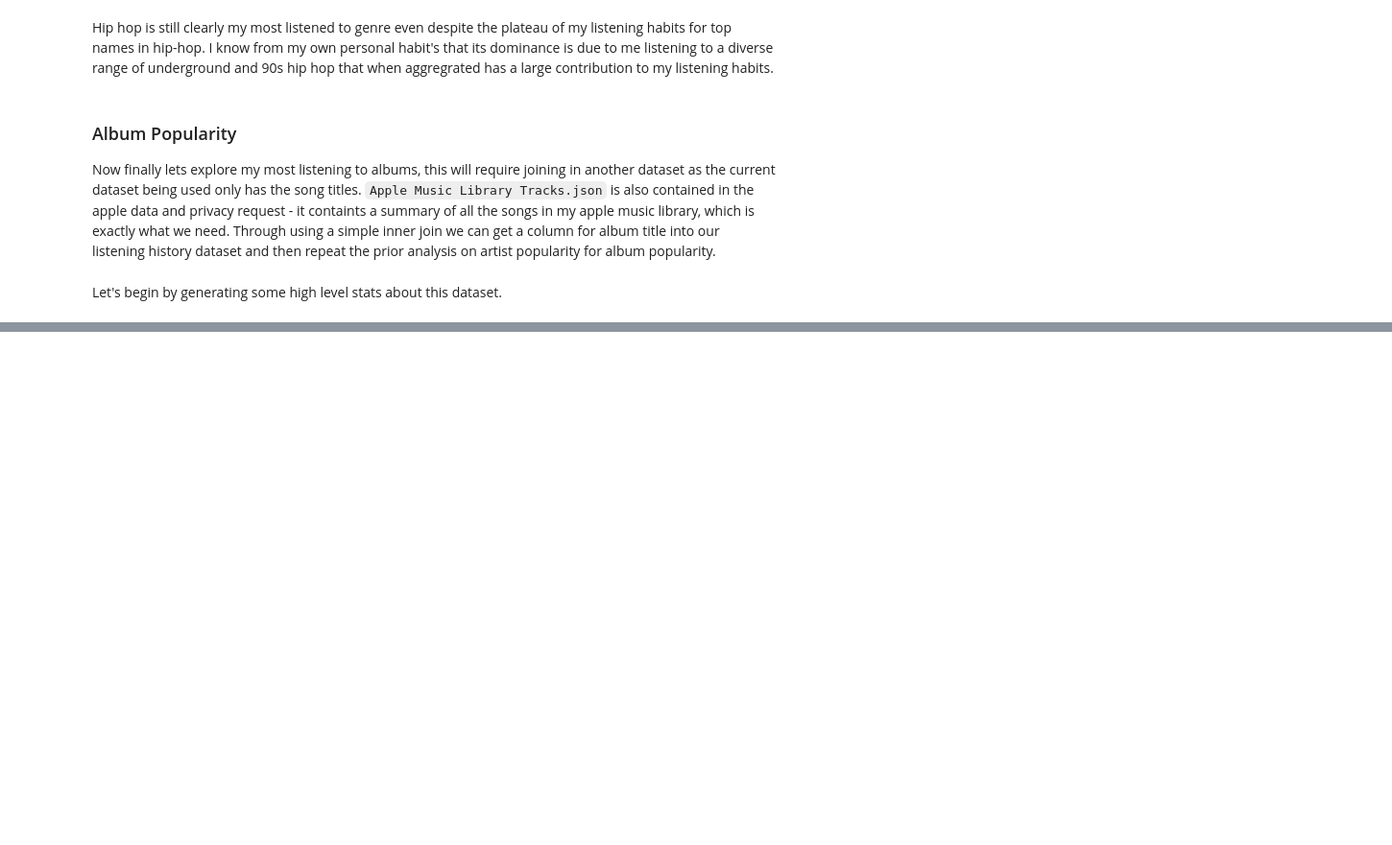
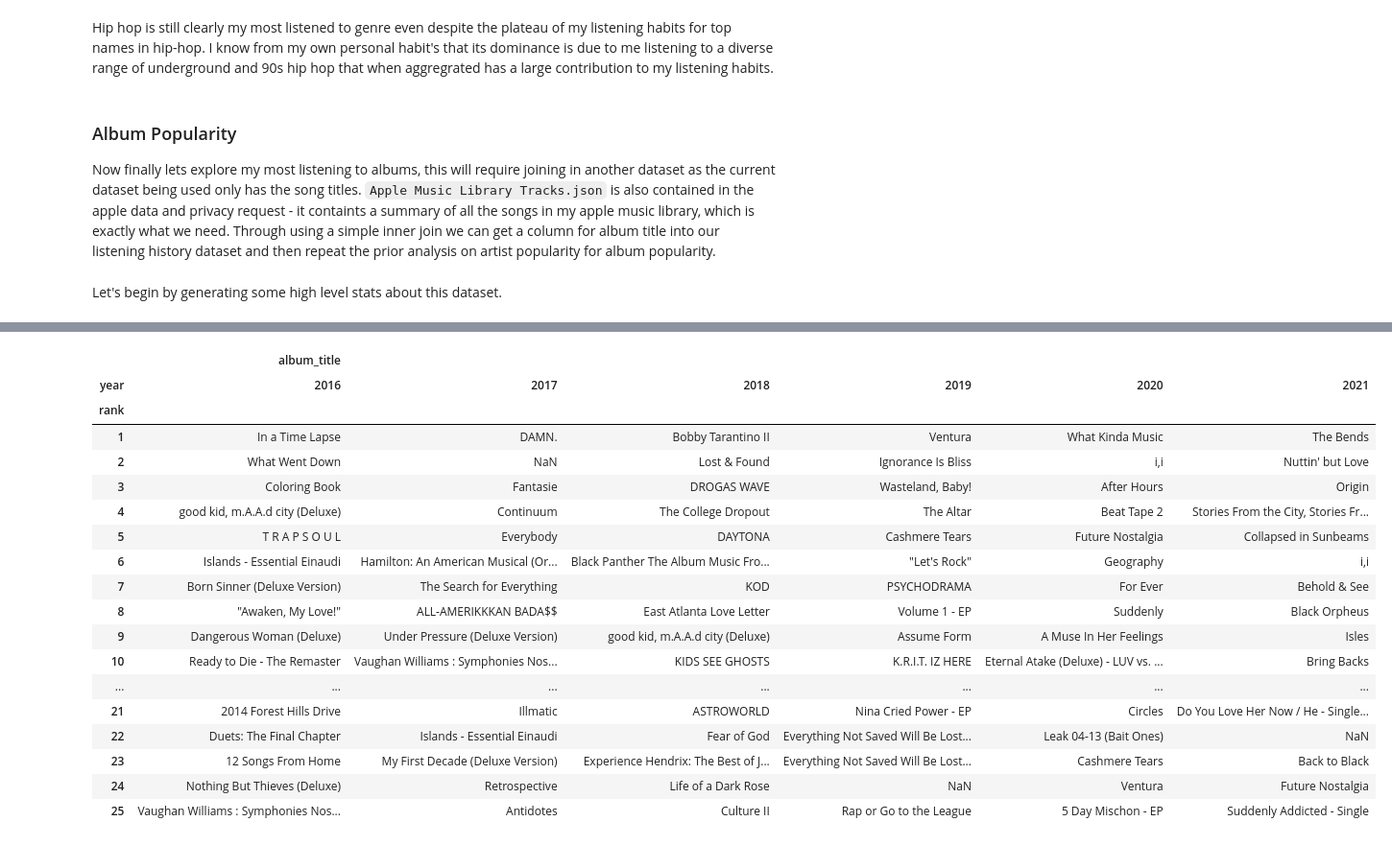
Before and after one commit to 1602077/apple_music_replay, a Jupyter notebook: apple_music_replay.ipynb, the cells around one changed output, grey strips where cells are left out. Shown at 96% size. Saved outputs shown, nothing was run; the diff lists cells and outputs as text; code cells hidden in the pictures; blank space fills up the shorter version.

Commit message:
Album Rankings Complete

```diff
--- a/apple_music_replay.ipynb
+++ b/apple_music_replay.ipynb
@@ -319,0 +420,22 @@ Let's begin by generating some high level stats about this dataset.
+# %%
+rank_by_year= """
+    SELECT RANK() OVER(PARTITION BY  year  ORDER BY  hours_listened DESC ) rank, year, album_title, hours_listened
+    FROM
+
+        (
+        SELECT  ml.album album_title,
+            EXTRACT(YEAR FROM Event_End_Timestamp) year,
+            ROUND(SUM(Play_Duration_Milliseconds)/(60*60*1000),2) hours_listened
+        FROM `apple-music-replay.apple_music_data.listening_history` lh
+        LEFT JOIN `apple-music-replay.apple_music_data.MusicLibrary` ml
+            ON lh.Content_Name = ml.title
+        GROUP BY ml.album, year
+        HAVING  ml.album IS NOT NULL AND year IS NOT NULL
+    ORDER BY hours_listened DESC
+    )
+    ORDER BY rank ASC, year
+    """
+df=client.query(rank_by_year).to_dataframe()
+# remove duplicate copy of damn
+df = df[df['album_title']!= 'DAMN. COLLECTORS EDITION.']
+print(df.head(30))
@@ -319,0 +460,27 @@ Let's begin by generating some high level stats about this dataset.
+# %%
+pivot_table = df.pivot_table(index=['rank'],
+                            columns=['year'],
+                            values=['album_title'],
+                            aggfunc=lambda x: ' '.join(str(ch) for ch in x))
+pivot_table.to_csv('output_data/AlbumRankingByYear.csv', encoding='utf-8',index=False)
+pivot_table.head(25)
+# %% [output]
+|  | album_title |  |  |  |  |  |
+| year | 2016 | 2017 | 2018 | 2019 | 2020 | 2021 |
+| rank |  |  |  |  |  |  |
+| 1 | In a Time Lapse | DAMN. | Bobby Tarantino II | Ventura | What Kinda Music | The Bends |
+| 2 | What Went Down | NaN | Lost & Found | Ignorance Is Bliss | i,i | Nuttin' but Love |
+| 3 | Coloring Book | Fantasie | DROGAS WAVE | Wasteland, Baby! | After Hours | Origin |
+| 4 | good kid, m.A.A.d city (Deluxe) | Continuum | The College Dropout | The Altar | Beat Tape 2 | Stories From the City, Stories Fr... |
+| 5 | T R A P S O U L | Everybody | DAYTONA | Cashmere Tears | Future Nostalgia | Collapsed in Sunbeams |
+| 6 | Islands - Essential Einaudi | Hamilton: An American Musical (Or... | Black Panther The Album Music Fro... | "Let's Rock" | Geography | i,i |
+| 7 | Born Sinner (Deluxe Version) | The Search for Everything | KOD | PSYCHODRAMA | For Ever | Behold & See |
+| 8 | "Awaken, My Love!" | ALL-AMERIKKKAN BADA$$ | East Atlanta Love Letter | Volume 1 - EP | Suddenly | Black Orpheus |
+| 9 | Dangerous Woman (Deluxe) | Under Pressure (Deluxe Version) | good kid, m.A.A.d city (Deluxe) | Assume Form | A Muse In Her Feelings | Isles |
+| 10 | Ready to Die - The Remaster | Vaughan Williams : Symphonies Nos... | KIDS SEE GHOSTS | K.R.I.T. IZ HERE | Eternal Atake (Deluxe) - LUV vs. ... | Bring Backs |
+| ... | ... | ... | ... | ... | ... | ... |
+| 21 | 2014 Forest Hills Drive | Illmatic | ASTROWORLD | Nina Cried Power - EP | Circles | Do You Love Her Now / He - Single... |
+| 22 | Duets: The Final Chapter | Islands - Essential Einaudi | Fear of God | Everything Not Saved Will Be Lost... | Leak 04-13 (Bait Ones) | NaN |
+| 23 | 12 Songs From Home | My First Decade (Deluxe Version) | Experience Hendrix: The Best of J... | Everything Not Saved Will Be Lost... | Cashmere Tears | Back to Black |
+| 24 | Nothing But Thieves (Deluxe) | Retrospective | Life of a Dark Rose | NaN | Ventura | Future Nostalgia |
+| 25 | Vaughan Williams : Symphonies Nos... | Antidotes | Culture II | Rap or Go to the League | 5 Day Mischon - EP | Suddenly Addicted - Single |
```
Also changed, not shown: parts of 16 cells of this notebook.
